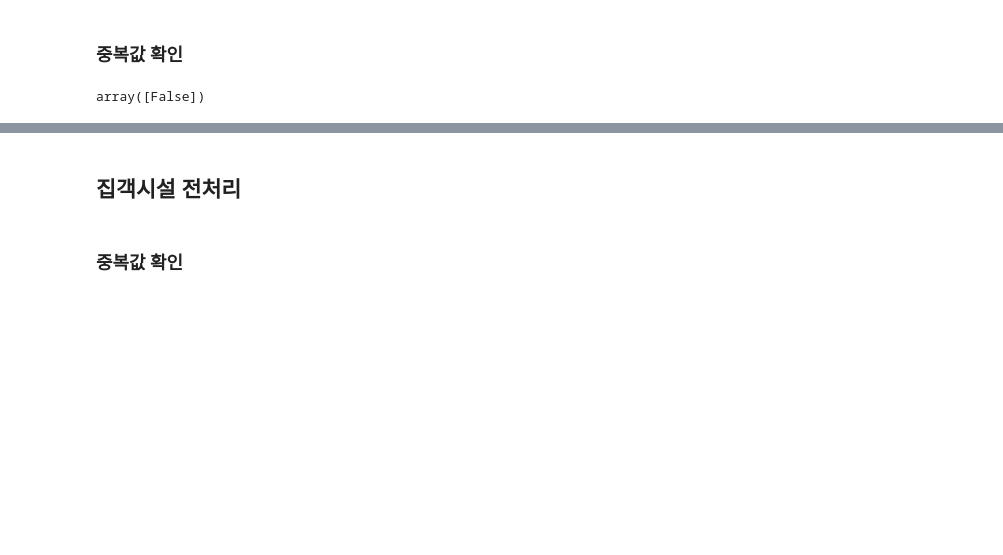
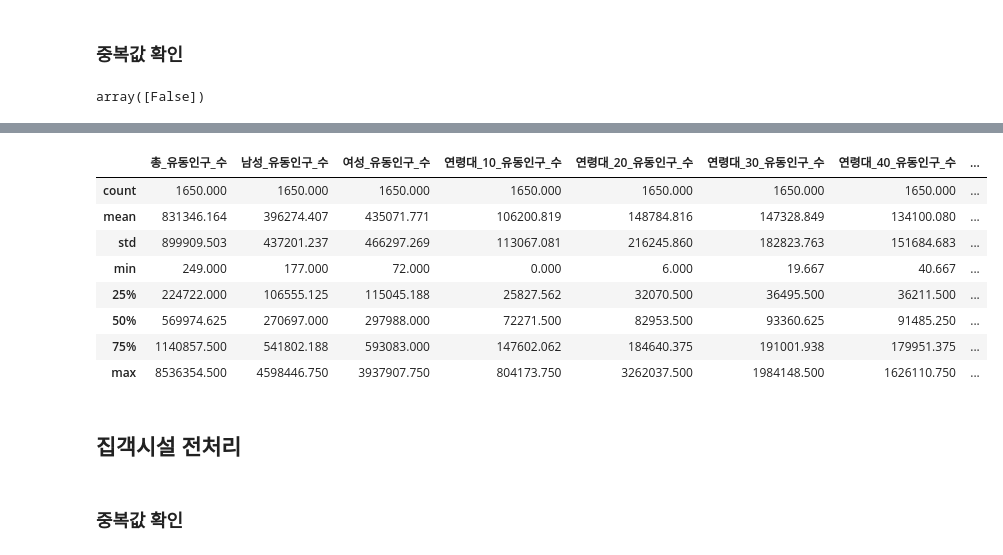
Before and after one commit to databeom/final-project, a Jupyter notebook: Final_Project.ipynb, the cells around one changed output, grey strips where cells are left out. Drawn from its saved outputs; the diff is of its cells as text; code cells hidden in the pictures; blank space fills up the shorter version.

```diff
--- a/Final_Project.ipynb
+++ b/Final_Project.ipynb
@@ -1086,0 +1121,2 @@ array([False])
+# %%
+living_popul_1 = living_popul.groupby(['상권_구분_코드_명','상권_코드_명']).mean()
@@ -1086,0 +1143,2 @@ array([False])
+# %%
+living_popul_1 = living_popul_1.reset_index()
@@ -1086,0 +1160,2 @@ array([False])
+# %%
+living_popul_1 = living_popul_1.drop('기준_년분기_코드', axis = 1)
@@ -1087,3 +1191,16 @@ array([False])
+# %%
+living_popul_1.describe()
+# 1년치로 만드니까 0인 값이 많이 없어짐
+# %% [output]
+|  | 총_유동인구_수 | 남성_유동인구_수 | 여성_유동인구_수 | 연령대_10_유동인구_수 | 연령대_20_유동인구_수 | 연령대_30_유동인구_수 | 연령대_40_유동인구_수 | ... |
+| count | 1650.000 | 1650.000 | 1650.000 | 1650.000 | 1650.000 | 1650.000 | 1650.000 | ... |
+| mean | 831346.164 | 396274.407 | 435071.771 | 106200.819 | 148784.816 | 147328.849 | 134100.080 | ... |
+| std | 899909.503 | 437201.237 | 466297.269 | 113067.081 | 216245.860 | 182823.763 | 151684.683 | ... |
+| min | 249.000 | 177.000 | 72.000 | 0.000 | 6.000 | 19.667 | 40.667 | ... |
+| 25% | 224722.000 | 106555.125 | 115045.188 | 25827.562 | 32070.500 | 36495.500 | 36211.500 | ... |
+| 50% | 569974.625 | 270697.000 | 297988.000 | 72271.500 | 82953.500 | 93360.625 | 91485.250 | ... |
+| 75% | 1140857.500 | 541802.188 | 593083.000 | 147602.062 | 184640.375 | 191001.938 | 179951.375 | ... |
+| max | 8536354.500 | 4598446.750 | 3937907.750 | 804173.750 | 3262037.500 | 1984148.500 | 1626110.750 | ... |
 # %% [markdown]
 ## 집객시설 전처리
 # %%
```
Also changed, not shown: parts of 24 cells of this notebook.
